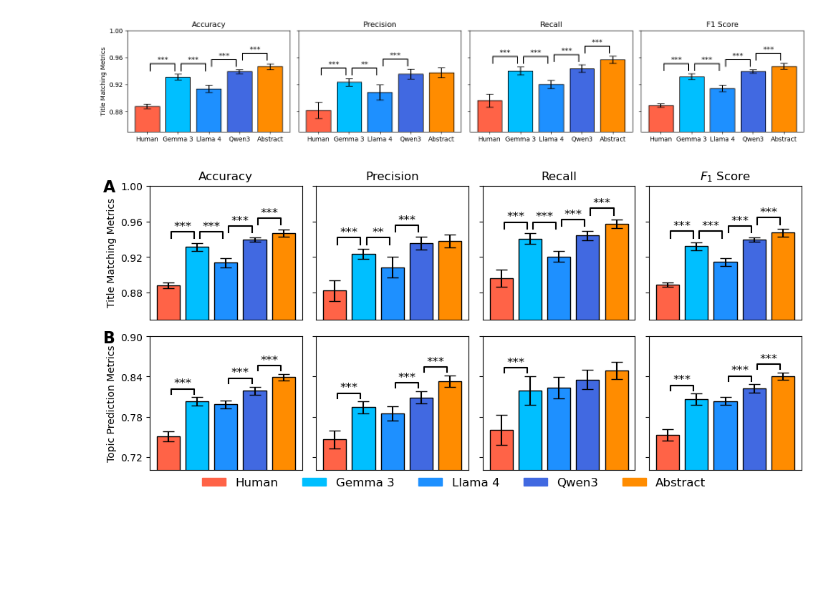
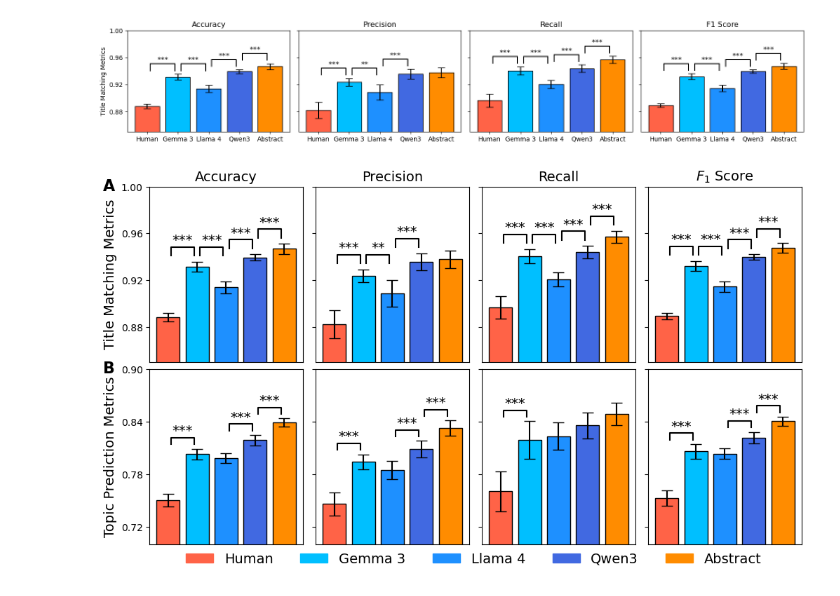
Before and after one commit to netknowledge/LLM_summarization, a Jupyter notebook: evaluation/predict_task/predict.ipynb, the cells around one changed output. Cells and saved outputs as stored; diff of their text form; code cells hidden in the pictures; blank space fills up the shorter version.

Commit message:
adjust figure layout

```diff
--- a/evaluation/predict_task/predict.ipynb
+++ b/evaluation/predict_task/predict.ipynb
@@ -1438,7 +1438,7 @@ bar_features = [
 metrics = ["accuracy", "precision", "recall", "f1"]
 titles = ["Accuracy", "Precision", "Recall", "$F_1$ Score"]
 
-fig, axes = plt.subplots(2, 4, figsize=(10, 5), sharey='row')
+fig, axes = plt.subplots(2, 4, figsize=(10, 6), sharey='row')
 
 def add_pvalue_bar(ax, x1, x2, y, p, h=0.0075):
     def p_to_star(p):
@@ -1453,11 +1453,11 @@ def add_pvalue_bar(ax, x1, x2, y, p, h=0.0075):
     star = p_to_star(p)
     if star:
         ax.plot([x1+0.1, x1+0.1, x2-0.1, x2-0.1], [y, y+h, y+h, y], lw=1.5, c='k')
-        ax.text((x1+x2)/2, y+h, star, ha='center', va='bottom', fontsize=12, color='k')
+        ax.text((x1+x2)/2, y+h, star, ha='center', va='bottom', fontsize=14, color='k')
 
 y_offset = 0.005
 
-# 第一行：metrics_title_df
+# 1st row：metrics_title_df
 for col, (metric, title) in enumerate(zip(metrics, titles)):
     means = []
     stds = []
@@ -1475,10 +1475,10 @@ for col, (metric, title) in enumerate(zip(metrics, titles)):
     ax = axes[0, col]
     bar = ax.bar(names, means, yerr=stds, capsize=6, color=colors, edgecolor='black')
     if col == 0:
-        ax.set_ylabel('Title Matching Metrics')
+        ax.set_ylabel('Title Matching Metrics', fontsize=14)
         ax.text(-0.225, 1.05, 'A', transform=ax.transAxes, fontsize=16, fontweight='bold', va='top', ha='right')
     ax.set_ylim(0.85, 1.0)
-    ax.set_title(f'{title}')
+    ax.set_title(f'{title}', fontsize=14)
     ax.set_xticks([])
 
     for i in range(len(samples)-1):
@@ -1489,7 +1489,7 @@ for col, (metric, title) in enumerate(zip(metrics, titles)):
         y = max(means[i]+stds[i], means[i+1]+stds[i+1]) + y_offset
         add_pvalue_bar(ax, x1, x2, y, p)
 
-# 第二行：metrics_sub_df
+# 2rd row：metrics_sub_df
 for col, (metric, title) in enumerate(zip(metrics, titles)):
     means = []
     stds = []
@@ -1507,43 +1507,44 @@ for col, (metric, title) in enumerate(zip(metrics, titles)):
     ax = axes[1, col]
     bar = ax.bar(names, means, yerr=stds, capsize=6, color=colors, edgecolor='black')
     if col == 0:
-        ax.set_ylabel('Topic Prediction Metrics')
+        ax.set_ylabel('Topic Prediction Metrics', fontsize=14)
         ax.text(-0.225, 1.05, 'B', transform=ax.transAxes,
             fontsize=16, fontweight='bold', va='top', ha='right')
     ax.set_ylim(0.7, 0.9)
     ax.set_xticks([])
 
     for i in range(len(samples)-1):
         s1, s2 = samples[i], samples[i+1]
         stat, p = ttest_ind(s1, s2)
         x1 = i
         x2 = i+1
         y = max(means[i]+stds[i], means[i+1]+stds[i+1]) + y_offset
         add_pvalue_bar(ax, x1, x2, y, p)
 
-# 减少yticks数量
+# limit the number of yticks
 for row in range(2):
     for col in range(4):
         axes[row, col].yaxis.set_major_locator(MaxNLocator(nbins=4))
 
-plt.tight_layout(rect=[0, 0.1, 1, 1])  # 留出底部空间放 legend
+plt.tight_layout(pad=0.2, w_pad=1, h_pad=0,
+                 rect=[0, 0.1, 1, 1])  # save space to place legend
 
 # 构建 legend 句柄
 legend_handles = [
     mpatches.Patch(color=color, label=name)
     for _, name, color in bar_features
 ]
 plt.figlegend(
     handles=legend_handles,
     loc="lower center",
     ncol=len(bar_features),
-    bbox_to_anchor=(0.5, 0.05),  # 可根据实际情况微调纵坐标
+    bbox_to_anchor=(0.53, 0.025),
     frameon=False,
-    fontsize=12
+    fontsize=14
 )
 
 plt.show()
 # %% [output]
-[figure, old version]
+[figure, new version]
 # %%
 fig.savefig(home / 'projects/TLDR/evaluation/predict_task/prediction_performance.pdf', dpi=300, bbox_inches='tight')
```
Also changed, not shown: 3 other files.
